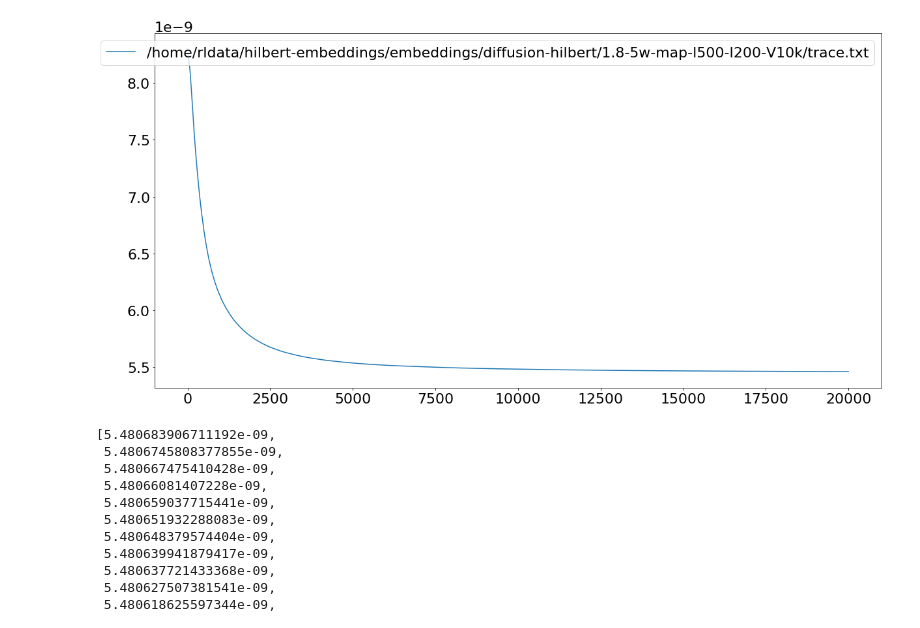
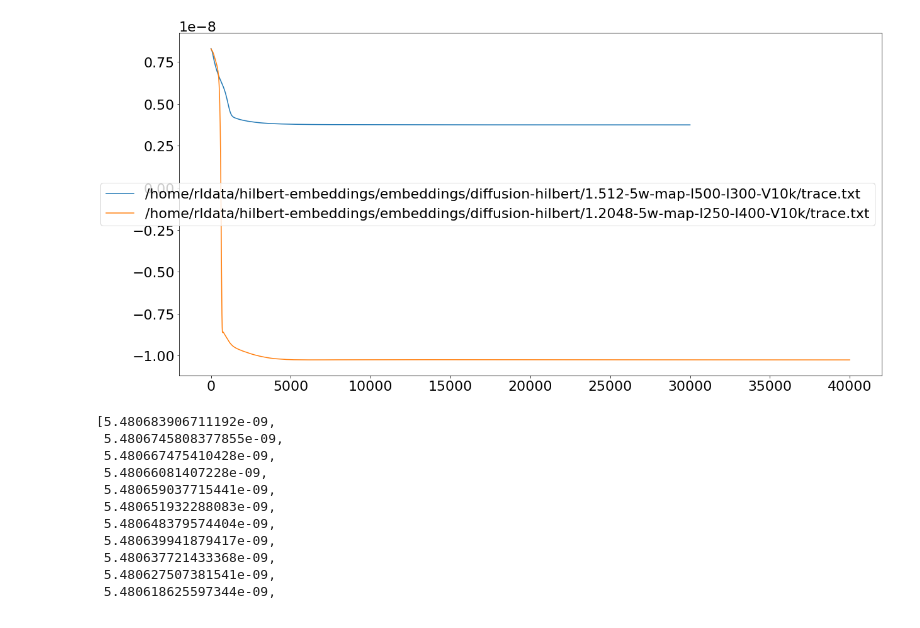
Before and after one commit to enewe101/hilbert, a Jupyter notebook: dif-tests/learning-rate-tests.ipynb, the cells around one changed output. Cells and saved outputs as stored; diff of their text form; code cells hidden in the pictures.

Commit message:
working diffu model

```diff
--- a/dif-tests/learning-rate-tests.ipynb
+++ b/dif-tests/learning-rate-tests.ipynb
@@ -17,17 +17,21 @@ def plot_loss(fname):
 # %%
 plt.figure(figsize=(20,10))
 plt.rcParams.update({'font.size': 22})
 # plot_loss('/home/rldata/hilbert-embeddings/embeddings/diffusion-hilbert/1.8-5w-mle-l500-I200-V10k/trace.txt')
 # plot_loss('/home/rldata/hilbert-embeddings/embeddings/diffusion-hilbert/1.32-5w-mle-l500-I200-V10k/trace.txt')
 # plot_loss('/home/rldata/hilbert-embeddings/embeddings/diffusion-hilbert/1.128-5w-mle-l500-I300-V10k/trace.txt')
 # plot_loss('/home/rldata/hilbert-embeddings/embeddings/diffusion-hilbert/1.512-5w-mle-l500-I300-V10k/trace.txt')
-plot_loss('/home/rldata/hilbert-embeddings/embeddings/diffusion-hilbert/1.8-5w-map-l500-I200-V10k/trace.txt')
+# plot_loss('/home/rldata/hilbert-embeddings/embeddings/diffusion-hilbert/1.8-5w-map-l500-I200-V10k/trace.txt')
+# plot_loss('/home/rldata/hilbert-embeddings/embeddings/diffusion-hilbert/1.32-5w-map-l500-I200-V10k/trace.txt')
+# plot_loss('/home/rldata/hilbert-embeddings/embeddings/diffusion-hilbert/1.128-5w-map-l500-I300-V10k/trace.txt')
+plot_loss('/home/rldata/hilbert-embeddings/embeddings/diffusion-hilbert/1.512-5w-map-l500-I300-V10k/trace.txt')
+plot_loss('/home/rldata/hilbert-embeddings/embeddings/diffusion-hilbert/1.2048-5w-map-l250-I400-V10k/trace.txt')
 #plt.xlim(10000, 30000)
 # plt.ylim(,4)
 plt.legend()
 plt.show()
 # %% [output]
-[figure, old version]
+[figure, new version]
 # %%
 losses[-100:]
 # %% [output]
```
Also changed, not shown: 4 other files.
